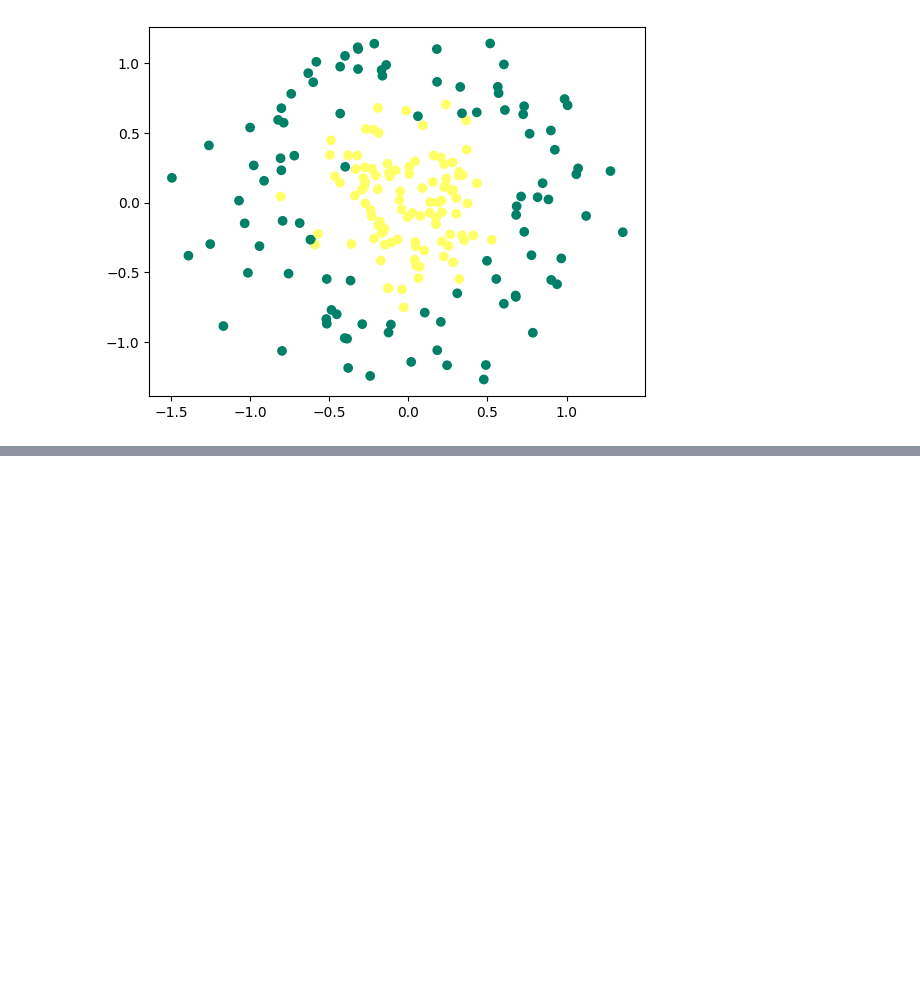
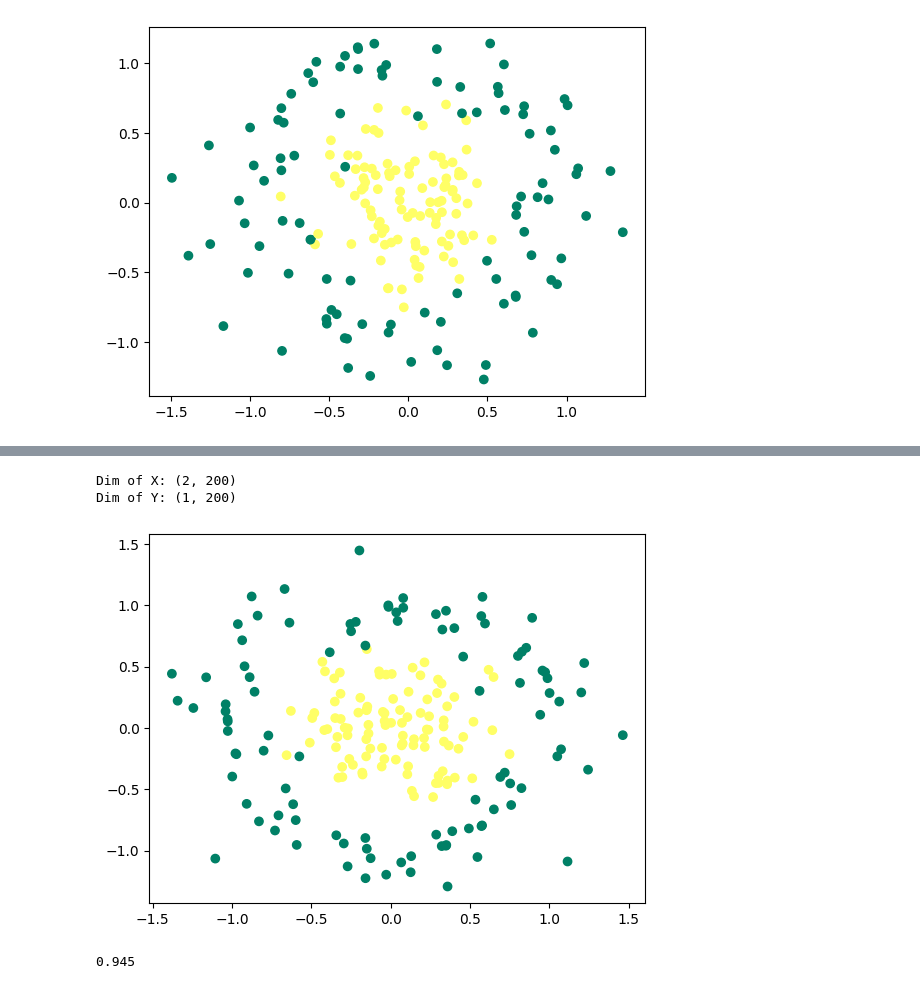
Before and after one commit to MatthieuGHS/Perceptron2MNIST, a Jupyter notebook: 2_mlp/classification_mlp.ipynb, the cells around one changed output, grey strips where cells are left out. Saved outputs shown, nothing was run; the diff lists cells and outputs as text; code cells hidden in the pictures; blank space fills up the shorter version.

Commit message:
split train/test

```diff
--- a/2_mlp/classification_mlp.ipynb
+++ b/2_mlp/classification_mlp.ipynb
@@ -145,0 +148,21 @@ parameters = artificial_neuron(16,X,Y)
+# %%
+# Tests
+
+X_test, Y_test = make_circles(n_samples=200, noise=0.2, factor=0.3, random_state=2)
+X_test = X_test.T
+Y_test = Y_test.reshape((1,Y_test.shape[0]))
+
+print(f"Dim of X: {X_test.shape}")
+print(f"Dim of Y: {Y_test.shape}")
+
+plt.scatter(X_test[0,:], X_test[1,:], c=Y_test, cmap='summer')
+plt.show()
+# %% [output]
+Dim of X: (2, 200)
+Dim of Y: (1, 200)
+[figure, added]
+# %%
+Y_pt = predict(parameters, X_test)
+print(accuracy_score(Y_test.ravel(), Y_pt.ravel()))
+# %% [output]
+0.945
```
Also changed, not shown: parts of 2 cells of this notebook.
